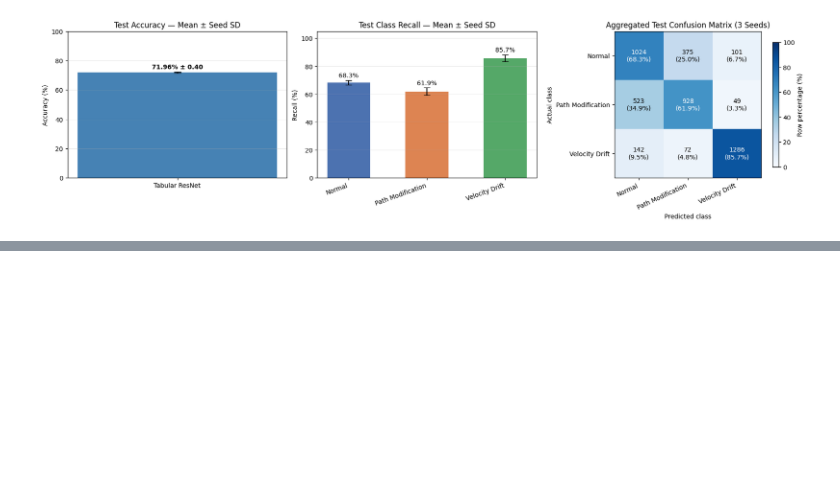
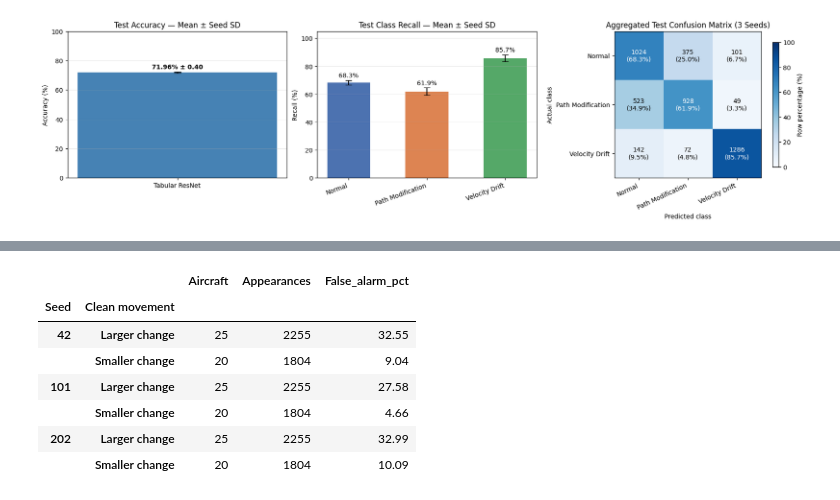
Before and after one commit to iamnaymur/ml_meta_learning, a Jupyter notebook: TabularResNet_ProtoNet_FromScratch_airspace_dataset.ipynb, the cells around one changed output, grey strips where cells are left out. Saved outputs shown, nothing was run; the diff lists cells and outputs as text; code cells hidden in the pictures; blank space fills up the shorter version.

```diff
--- a/TabularResNet_ProtoNet_FromScratch_airspace_dataset.ipynb
+++ b/TabularResNet_ProtoNet_FromScratch_airspace_dataset.ipynb
@@ -1577,0 +2209,77 @@ plt.show()
+# %%
+"""
+Two questions that this below ceclll answers:
+1. When a weak path attack occurs, does the model miss it completely by predicting Normal, or raise an alarm but call it Velocity Drift?
+2. On clean flights, are false alarms more frequent in windows with smaller or larger direction changes? We’ll use the median direction change from clean training windows as the dividing line. These are relative groups, so “larger change” is a clue to investigate rather than a confirmed turn.
+"""
+# Step 3A — Diagnose weak-path mistakes and clean false alarms on validation
+
+# Split clean windows by their average usable direction change.
+def mean_usable_angle(angles, valid):
+    counts = valid.sum(axis=1)
+    return np.divide(
+        (angles * valid).sum(axis=1), counts,
+        out=np.full(len(counts), np.nan), where=counts > 0
+    )
+
+normal = y_train_3 == 0
+train_turn = mean_usable_angle(train_angles[normal], train_direction_valid[normal])
+cutoff = np.nanmedian(train_turn)
+
+clean_meta = path_rows.copy()
+clean_meta["label"] = 0
+angles, valid = build_direction_column(clean_meta)
+clean_turn = mean_usable_angle(angles, valid)
+turn_group = np.where(
+    np.isnan(clean_turn), "Unavailable",
+    np.where(clean_turn <= cutoff, "Smaller change", "Larger change")
+)
+
+ids = path_rows["icao24"].astype(str).to_numpy()
+val_ids_3a = val_metadata_3["icao24"].astype(str).to_numpy()
+records = []
+
+for episode_id, (support_idx, _) in enumerate(robust_plans):
+    keep = ~np.isin(ids, val_ids_3a[support_idx])
+    n = int(keep.sum())
+    queries = np.concatenate([
+        matched_path_8["clean"][keep], matched_path_8["weak"][keep]
+    ])
+    episode = {
+        "support_x": torch.as_tensor(X_val_8[support_idx], dtype=torch.float32),
+        "support_y": torch.as_tensor(y_val_3[support_idx], dtype=torch.long),
+        "query_x": torch.as_tensor(queries, dtype=torch.float32),
+        "query_y": torch.tensor([0] * n + [1] * n, dtype=torch.long),
+    }
+
+    for seed, model in sorted(resnet_models_8.items()):
+        _, predictions = evaluate_protonet(model, [episode])
+        pred = predictions["Predicted"].to_numpy()
+        records.append(pd.DataFrame({
+            "Seed": seed, "Episode": episode_id, "Aircraft": ids[keep],
+            "Clean movement": turn_group[keep],
+            "Clean false alarm": pred[:n] != 0,
+            "Weak called Normal": pred[n:] == 0,
+            "Weak called Path": pred[n:] == 1,
+            "Weak called Drift": pred[n:] == 2,
+        }))
+
+errors_3a = pd.concat(records, ignore_index=True)
+
+# Table 1: average each support set equally, as in Step 2F.
+weak_cols = ["Weak called Normal", "Weak called Path", "Weak called Drift"]
+weak_breakdown = (
+    errors_3a.groupby(["Seed", "Episode"])[weak_cols].mean()
+    .groupby("Seed").mean().mul(100)
+)
+display(weak_breakdown.round(2))
+
+# Table 2: false-alarm rate within each clean movement group.
+clean_breakdown = errors_3a.groupby(["Seed", "Clean movement"]).agg(
+    Aircraft=("Aircraft", "nunique"),
+    Appearances=("Aircraft", "size"),
+    False_alarm_pct=("Clean false alarm", "mean"),
+)
+clean_breakdown["False_alarm_pct"] *= 100
+display(clean_breakdown.round(2))
+# %% [output]
@@ -1577,0 +2291,8 @@ plt.show()
+|  |  | Aircraft | Appearances | False_alarm_pct |
+| Seed | Clean movement |  |  |  |
+| 42 | Larger change | 25 | 2255 | 32.55 |
+|  | Smaller change | 20 | 1804 | 9.04 |
+| 101 | Larger change | 25 | 2255 | 27.58 |
+|  | Smaller change | 20 | 1804 | 4.66 |
+| 202 | Larger change | 25 | 2255 | 32.99 |
+|  | Smaller change | 20 | 1804 | 10.09 |
```
Also changed, not shown: parts of 16 cells of this notebook.
